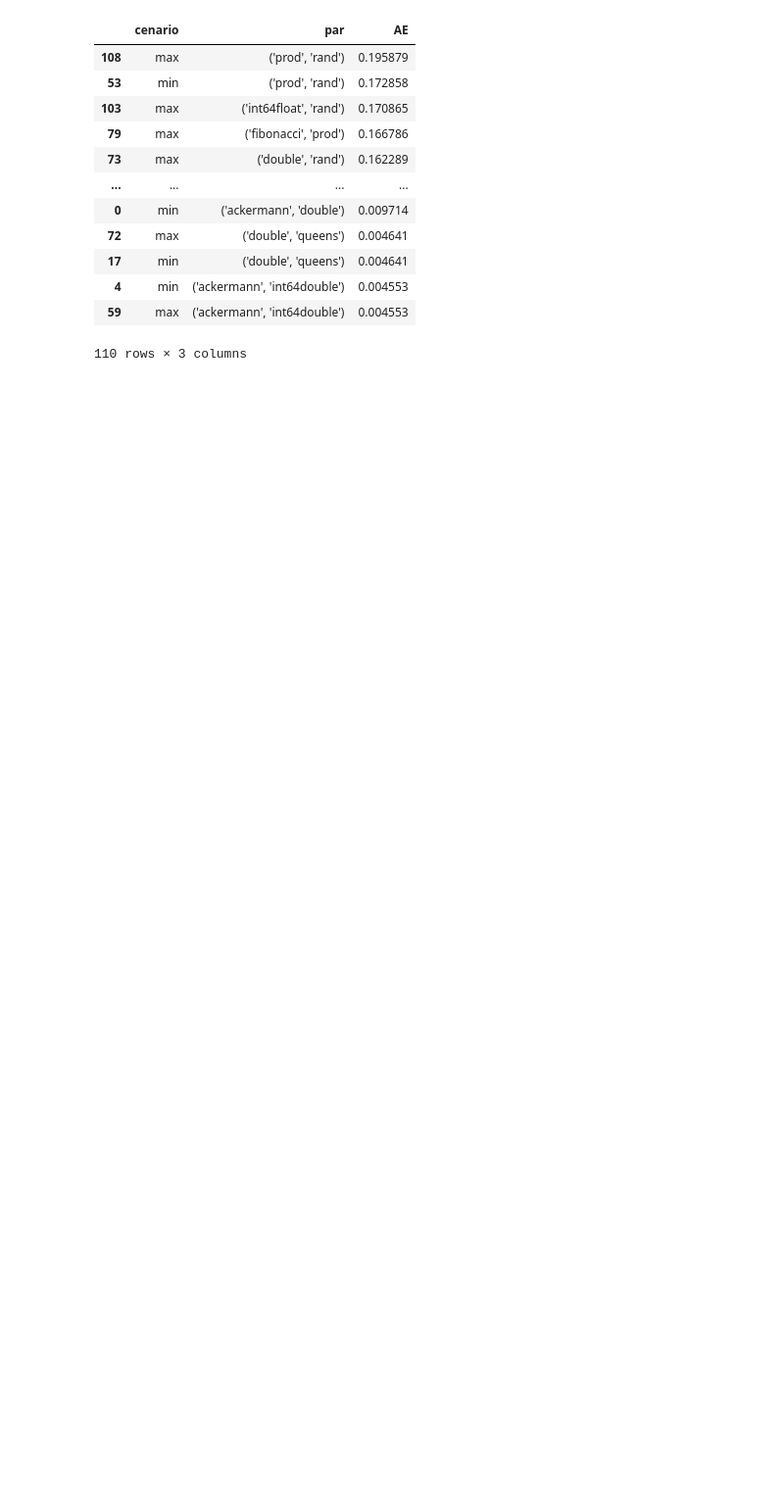
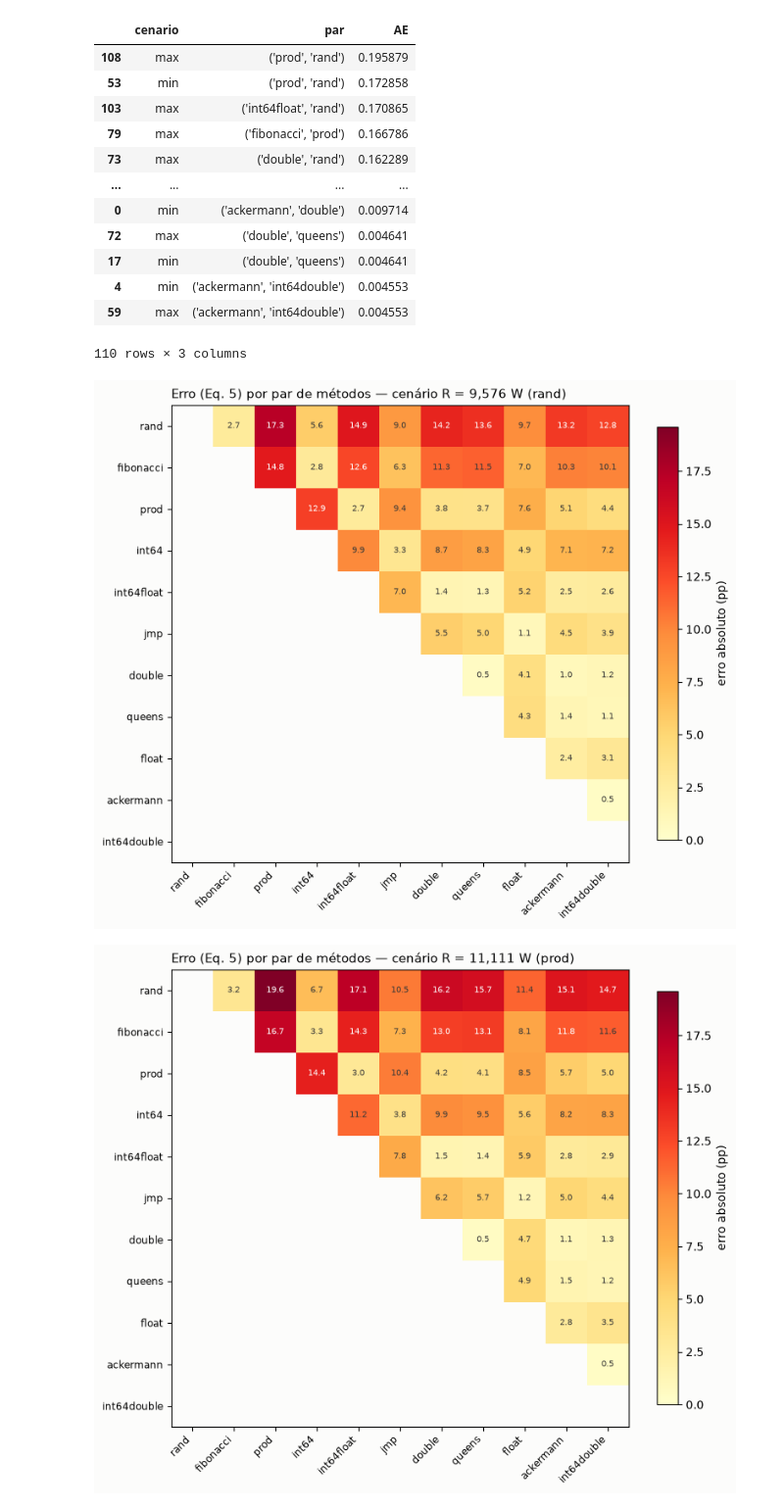
Before and after one commit to luizpcsilva/LECOS, a Jupyter notebook: dados/filtro.ipynb, the cells around one changed output. Shown at 98% size. Drawn from its saved outputs; the diff is of its cells as text; code cells hidden in the pictures; blank space fills up the shorter version.

```diff
--- a/dados/filtro.ipynb
+++ b/dados/filtro.ipynb
@@ -151,3 +246,62 @@ display(df.sort_values(by="AE", ascending=False))
 | 4 | min | ('ackermann', 'int64double') | 0.004553 |
 | 59 | max | ('ackermann', 'int64double') | 0.004553 |
 110 rows × 3 columns
+# %%
+# heatmap 11x11: erro (Eq. 5) por par de metodos, um heatmap POR cenario de
+# residual (Rmin = 9,576 W/rand, Rmax = 11,111 W/prod) — nao mistura os dois
+# num unico numero; escala de cor compartilhada entre os dois para poder
+# comparar visualmente
+import ast
+import numpy as np
+
+erro = pd.read_csv("erro-por-par.csv")
+erro["par"] = erro["par"].apply(ast.literal_eval)
+piv = erro.pivot(index="par", columns="cenario", values="AE").mul(100)
+
+ROTULO_CENARIO = {"min": "R = 9,576 W (rand)", "max": "R = 11,111 W (prod)"}
+VMAX_COMUM = piv.to_numpy().max()  # mesma escala de cor nos dois heatmaps
+
+def plotar_heatmap_erro(cenario):
+    serie = piv[cenario]
+    metodos = sorted({m for par in serie.index for m in par})
+    matriz = pd.DataFrame(np.nan, index=metodos, columns=metodos)
+    for (m1, m2), v in serie.items():
+        matriz.loc[m1, m2] = v
+        matriz.loc[m2, m1] = v
+
+    # ordena pelo erro medio de cada metodo com todos os parceiros (fica mais
+    # facil ver os "dificeis" agrupados num canto)
+    ordem = matriz.mean(axis=1).sort_values(ascending=False).index
+    matriz = matriz.loc[ordem, ordem]
+
+    # mascara a metade inferior + diagonal (nao existe par (m,m), e a matriz e simetrica)
+    mask = np.triu(np.ones(matriz.shape, dtype=bool), k=1)
+    exibida = matriz.where(mask)
+
+    fig, ax = plt.subplots(figsize=(8, 7))
+    im = ax.imshow(exibida, cmap="YlOrRd", vmin=0, vmax=VMAX_COMUM)
+
+    for i in range(len(ordem)):
+        for j in range(len(ordem)):
+            if mask[i, j]:
+                v = matriz.iloc[i, j]
+                cor = "white" if v > VMAX_COMUM * 0.6 else "#3a3a38"
+                ax.text(j, i, f"{v:.1f}", ha="center", va="center", fontsize=7.5, color=cor)
+
+    ax.set_xticks(range(len(ordem))); ax.set_xticklabels(ordem, rotation=45, ha="right", fontsize=8.5)
+    ax.set_yticks(range(len(ordem))); ax.set_yticklabels(ordem, fontsize=8.5)
+    ax.set_title(f"Erro (Eq. 5) por par de métodos — cenário {ROTULO_CENARIO[cenario]}",
+                 loc="left", fontsize=10.5)
+    cbar = fig.colorbar(im, ax=ax, shrink=0.8)
+    cbar.set_label("erro absoluto (pp)")
+    fig.patch.set_facecolor("#fcfcfb")
+    ax.set_facecolor("#fcfcfb")
+    fig.tight_layout()
+    fig.savefig(f"../graficos/erro-heatmap-{cenario}.png", dpi=200)
+    plt.show()
+
+for cenario in ("min", "max"):
+    plotar_heatmap_erro(cenario)
+# %% [output]
+[figure, added]
+[figure, added]
```
Also changed, not shown: parts of 3 cells of this notebook, 6 other files.
